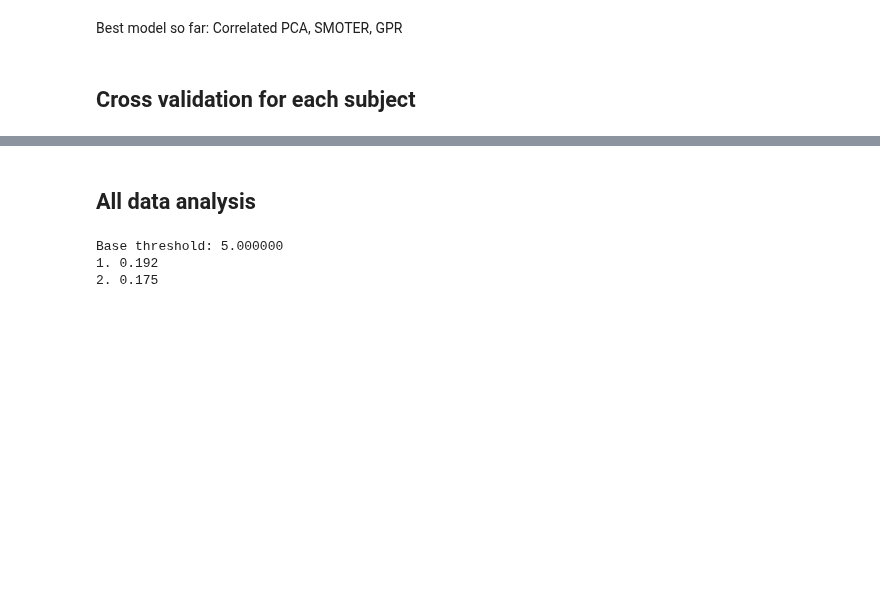
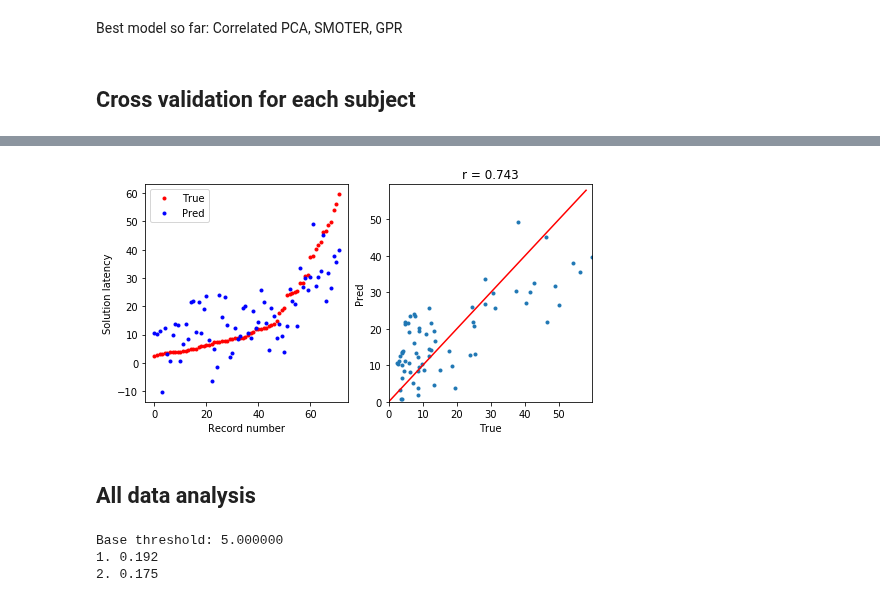
Before and after one commit to hundredball/Math24, a Jupyter notebook: Ginny_ERSP/ERSP_binary_classification.ipynb, the cells around one changed output, grey strips where cells are left out. Cells and saved outputs as stored; diff of their text form; code cells hidden in the pictures; blank space fills up the shorter version.

```diff
--- a/Ginny_ERSP/ERSP_binary_classification.ipynb
+++ b/Ginny_ERSP/ERSP_binary_classification.ipynb
@@ -808,3 +818,7 @@ Subject 10, SMOTER: std (0.000000, 30.111489), r2 (1.000000, -1.308549)
+# %%
+plot_scatter(Y_train, pred_train)
+# %% [output]
+[figure, added]
 # %% [markdown]
 ## All data analysis
 # %%
```
Also changed, not shown: parts of 8 cells of this notebook, 10 other files.
